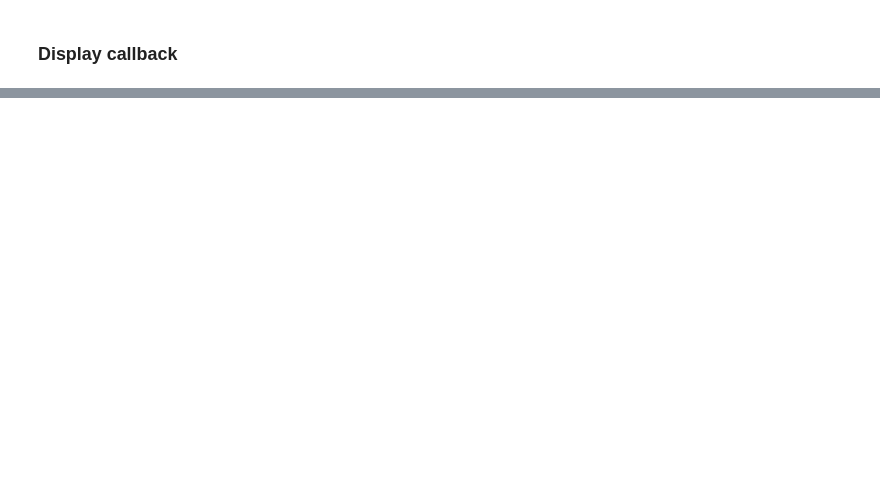
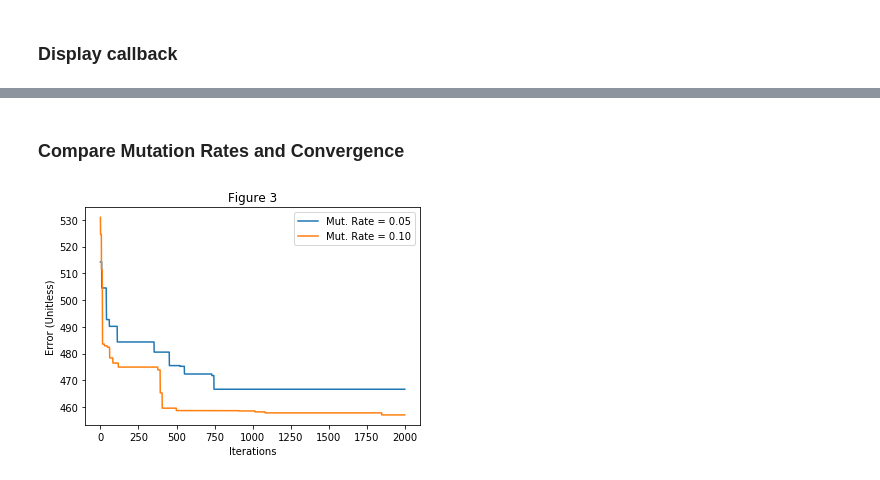
Before and after one commit to MattAlanWright/PyGP, a Jupyter notebook: TicTacToe Data Set Tournament.ipynb, the cells around one changed output, grey strips where cells are left out. Drawn from its saved outputs; the diff is of its cells as text; code cells hidden in the pictures; blank space fills up the shorter version.

```diff
--- a/TicTacToe Data Set Tournament.ipynb
+++ b/TicTacToe Data Set Tournament.ipynb
@@ -51,0 +147,18 @@ p.printInstructions()
+# %% [markdown]
+### Compare Mutation Rates and Convergence
+# %%
+error_05 = history_05[best_performer_05]['error']
+error_10 = history_10[best_performer_10]['error']
+
+plt.plot(error_05)
+plt.plot(error_10)
+plt.xlabel("Iterations")
+plt.ylabel("Error (Unitless)")
+plt.legend([
+    'Mut. Rate = 0.05',
+    'Mut. Rate = 0.10'
+])
+plt.title("Figure 3")
+plt.show()
+# %% [output]
+[figure, added]
```
Also changed, not shown: parts of 23 cells of this notebook.
